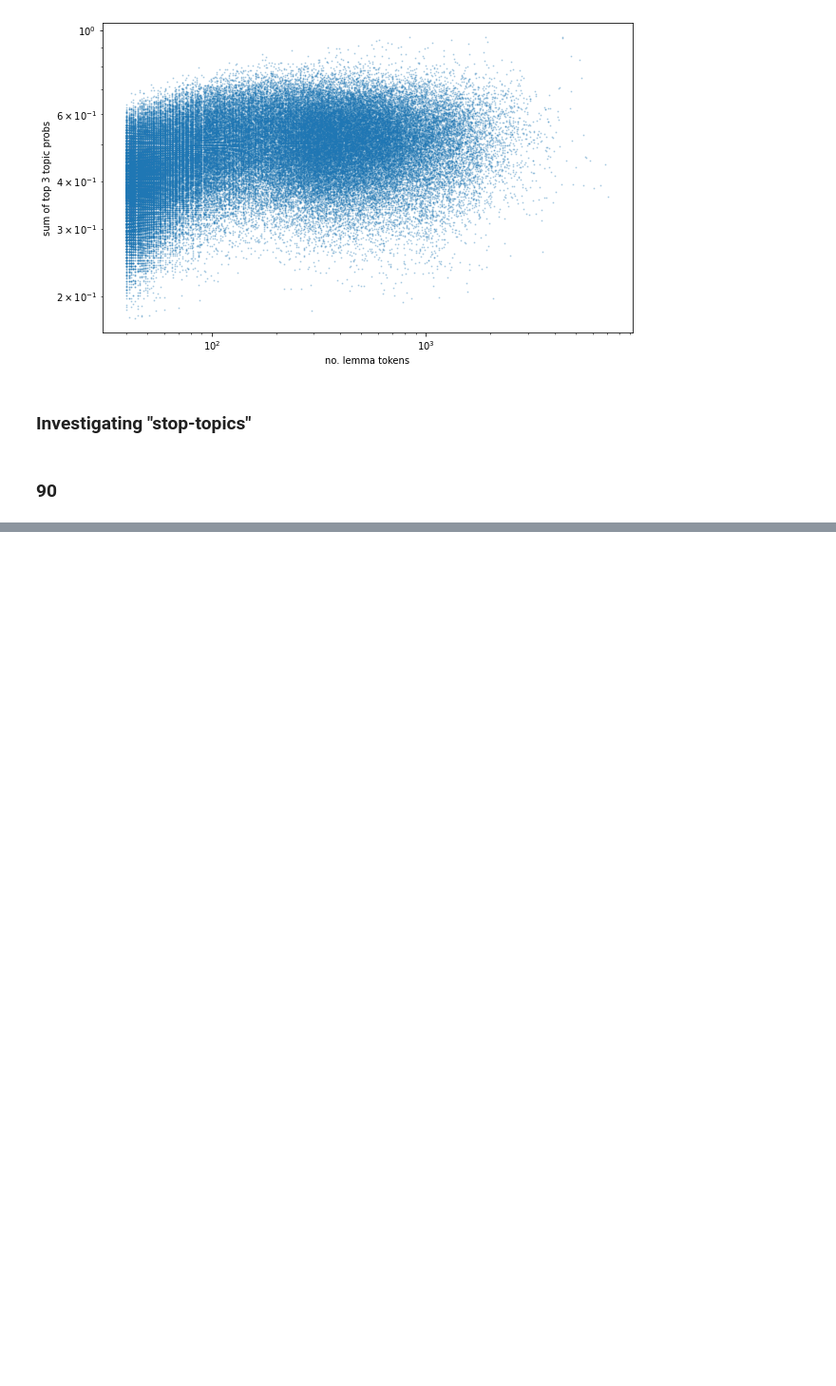
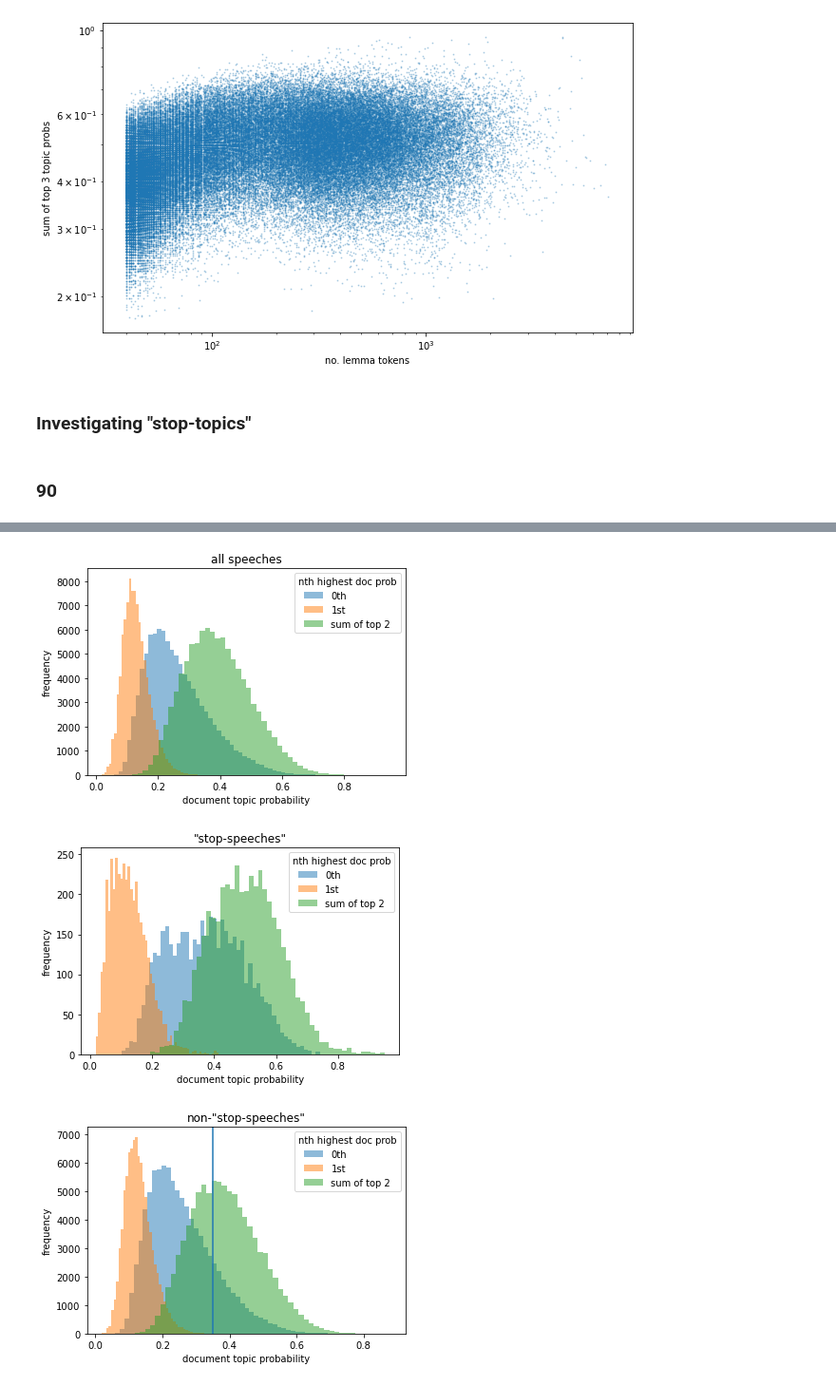
Before and after one commit to bendennes/hansard-nlp, a Jupyter notebook: 5_lda_inspect_filter.ipynb, the cells around one changed output, grey strips where cells are left out. Shown at 95% size. Saved outputs shown, nothing was run; the diff lists cells and outputs as text; code cells hidden in the pictures; blank space fills up the shorter version.

```diff
--- a/4_lda_topic_modelling.ipynb
+++ b/5_lda_inspect_filter.ipynb
@@ -397,12 +144,12 @@ def get_suffix(n):
 def plot_top_p_hist(dt, top_p=3, bins=100, title=''):
     for i in range(top_p):
         plt.hist(topic_i_p(dt,i), bins=bins, alpha=0.5, label=f'{i}{get_suffix(i)}')
-    plt.hist(topic_i_p(dt,0,n), bins=bins, alpha=0.5, label=f'sum of top {top_p}')
+    plt.hist(topic_i_p(dt,0,top_p), bins=bins, alpha=0.5, label=f'sum of top {top_p}')
     plt.xlabel(f'document topic probability')
     plt.ylabel('frequency')
     plt.legend(title='nth highest doc prob')
     plt.title(title)
-    plt.show()
+#     plt.show()
 # %%
 plot_top_p_hist(dt, 3)
 # %% [output]
@@ -493,2 +249,2 @@ plt.yscale('log')
 # %%
-stop_topics = [25, 48, 9, 83, 82, 19]
+stop_topics = [25, 21, 5, 48, 9, 83, 82, 19, 27]
@@ -496,0 +257,8 @@ top_topic = np.argsort(dt, axis=1)[:,-1]
+# %%
+# generate stop-speech indices in df/dt
+
+stop_topic_sum = np.sum(dt[:,stop_topics], axis=1)
+top_topic = np.argmax(dt, axis=1)
+
+stopspeech_inds = np.where((stop_topic_sum > 0.4) & (np.isin(top_topic, stop_topics)))[0]
+print(len(stopspeech_inds))
@@ -497 +267,4 @@ top_topic = np.argsort(dt, axis=1)[:,-1]
+# %%
+# find remaining indices (not stop-speeches)
+non_stopspeech_inds = np.array(list(set(np.arange(dt.shape[0])) - set(stop_topic_speech_inds)))
 # %%
@@ -545,0 +336,14 @@ array(['With this it will be convenient to discuss the following:New clause 2
+# %%
+plot_top_p_hist(dt, 2, 50, title='all speeches')
+plt.show()
+
+plot_top_p_hist(dt[stopspeech_inds], 2, 50, title='"stop-speeches"')
+plt.show()
+
+plot_top_p_hist(dt[non_stopspeech_inds], 2, 50, title='non-"stop-speeches"')
+plt.axvline(0.35)
+plt.show()
+# %% [output]
+[figure, added]
+[figure, added]
+[figure, added]
```
Also changed, not shown: parts of 68 cells of this notebook, 3 other files.
